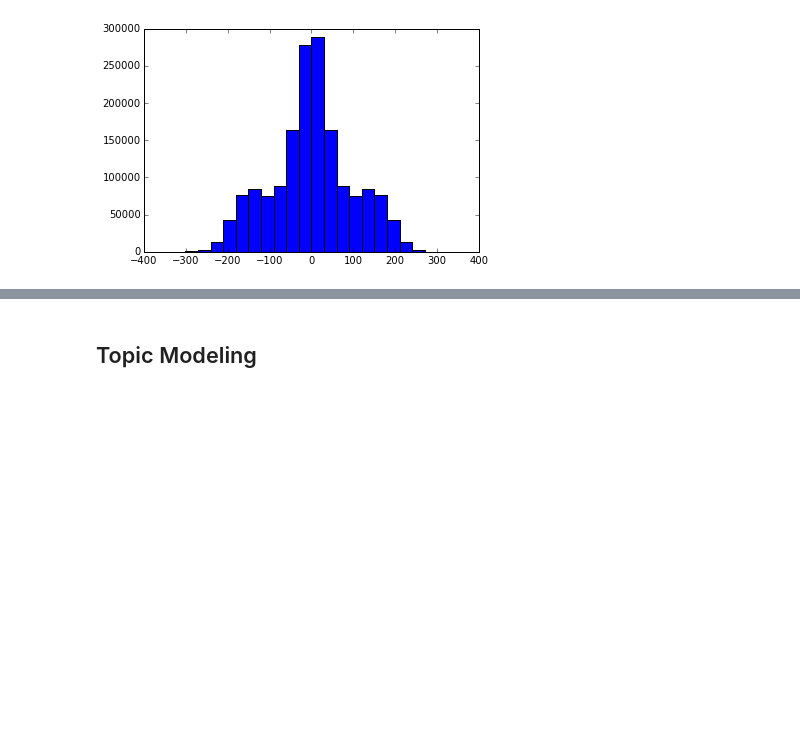
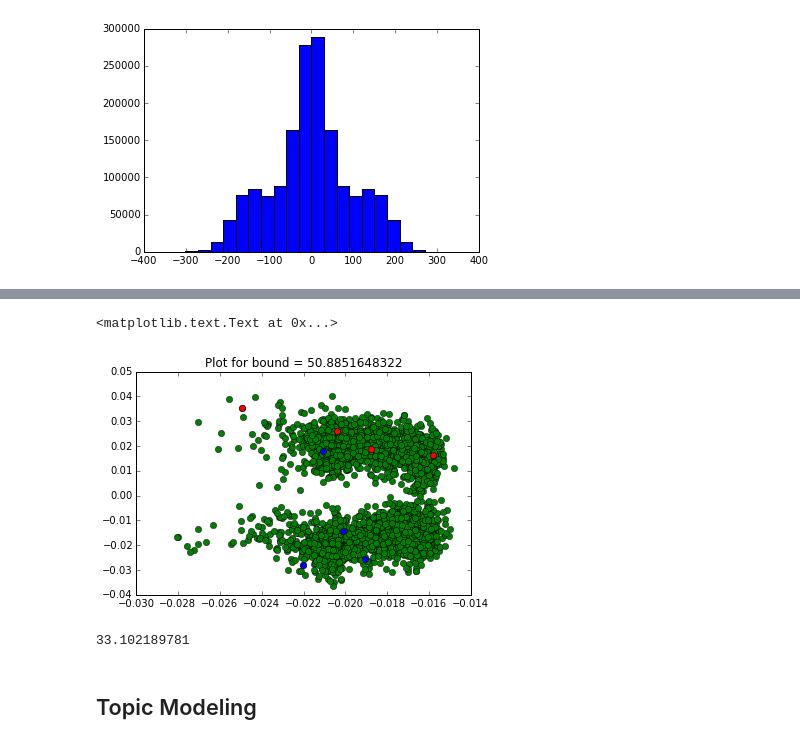
Before and after one commit to mzw4/jyupitertime, a Jupyter notebook: comp1/CS 5786 Comp 1 - JAC.ipynb, the cells around one changed output, grey strips where cells are left out. Saved outputs shown, nothing was run; the diff lists cells and outputs as text; code cells hidden in the pictures; blank space fills up the shorter version.

```diff
--- a/comp1/CS 5786 Comp 1 - JAC.ipynb
+++ b/comp1/CS 5786 Comp 1 - JAC.ipynb
@@ -1858,3 +2115,19 @@ print '% for', 1.0 * num_pred_categories[2] / len(predicted_labels)
+# %%
+#
+#  DO NOT REFRESH!
+#
+
+plt.plot([p[0] for p in points], [p[1] for p in points], 'go')
+plt.plot(x_against, y_against, 'ro')
+plt.plot(x_for, y_for, 'bo')
+plt.title('Plot for bound = 50.8851648322')
+# %% [output]
+<matplotlib.text.Text at 0x...>
+[figure, added]
+# %%
+print 100.0 * sum(1 for p in points if p[1] < -0.01) / NUM_SPEECHES
+# %% [output]
+33.102189781
 # %% [markdown]
 ## Topic Modeling
 # %%
```
Also changed, not shown: parts of 30 cells of this notebook, 1 other file.
